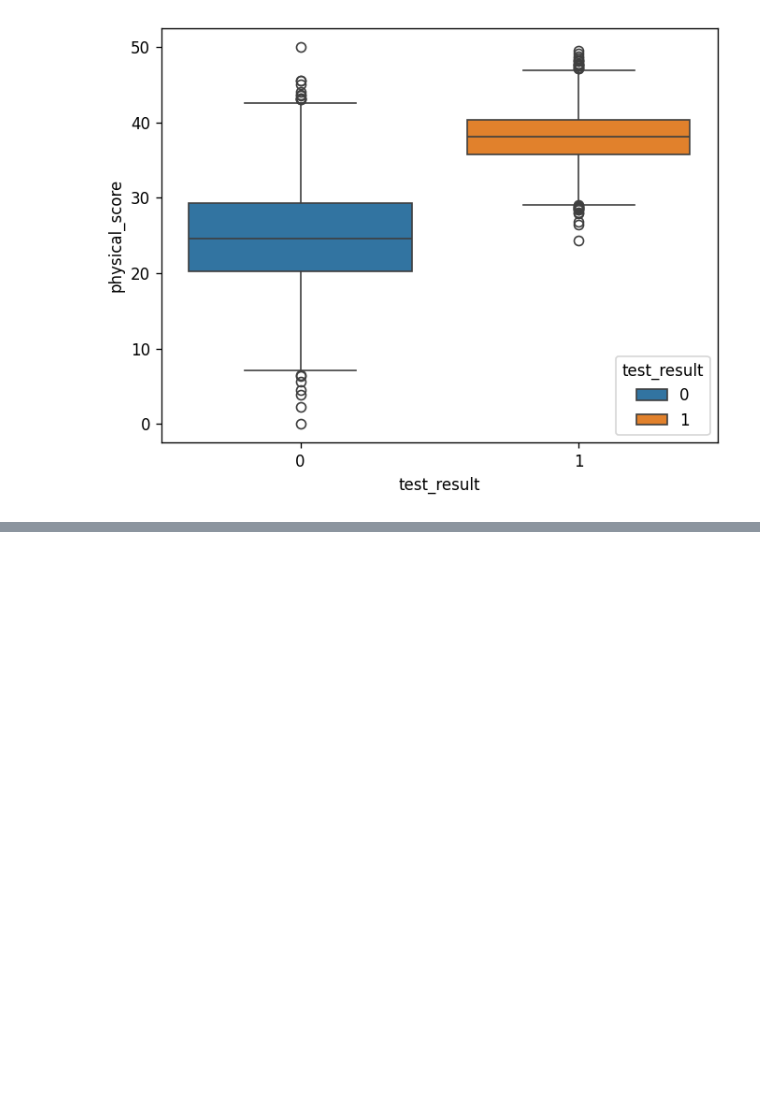
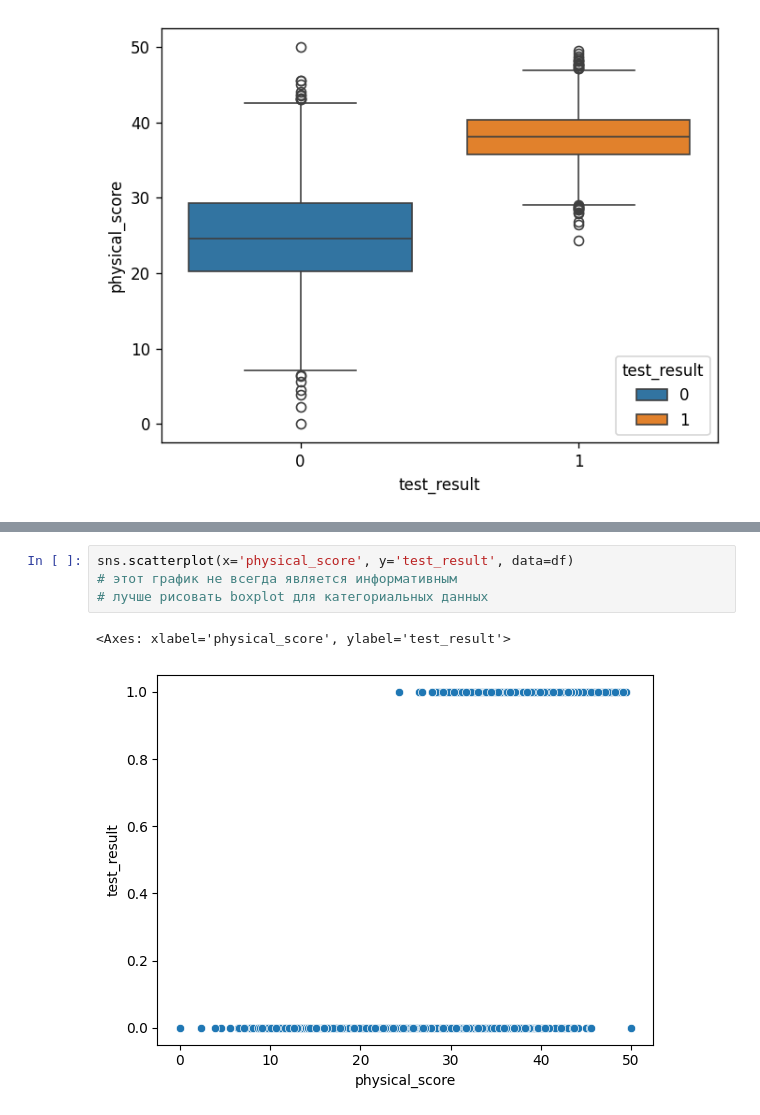
Before and after one commit to AlexTmbMifi/ML_basic, a Jupyter notebook: LogisticReg/LogisticRegAnalysis.ipynb, the cells around one changed output, grey strips where cells are left out. Drawn from its saved outputs; the diff is of its cells as text; blank space fills up the shorter version.

```diff
--- a/LogisticReg/LogisticRegAnalysis.ipynb
+++ b/LogisticReg/LogisticRegAnalysis.ipynb
@@ -64,0 +82,7 @@ sns.boxplot(data=df, x='test_result', y='physical_score', hue='test_result')
+# %%
+sns.scatterplot(x='physical_score', y='test_result', data=df)
+# этот график не всегда является информативным
+# лучше рисовать boxplot для категориальных данных
+# %% [output]
+<Axes: xlabel='physical_score', ylabel='test_result'>
+[figure, added]
```
Also changed, not shown: parts of 4 cells of this notebook.
